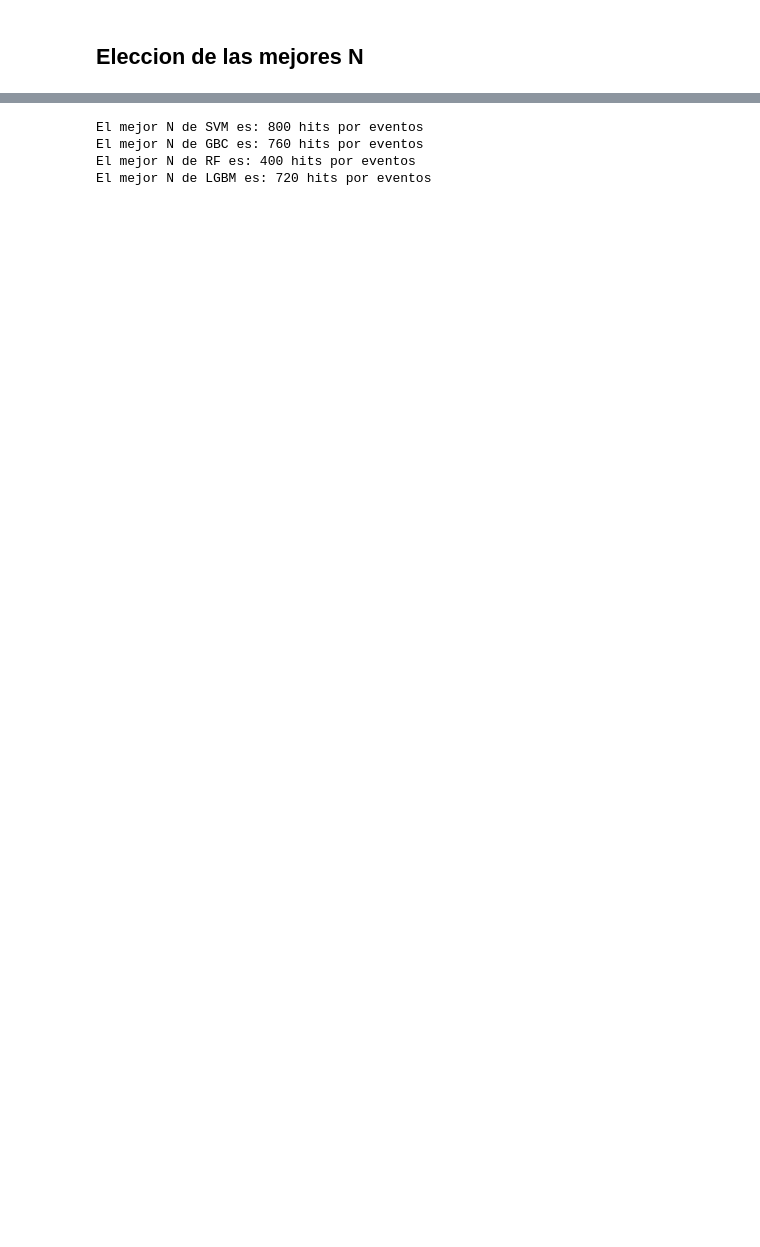
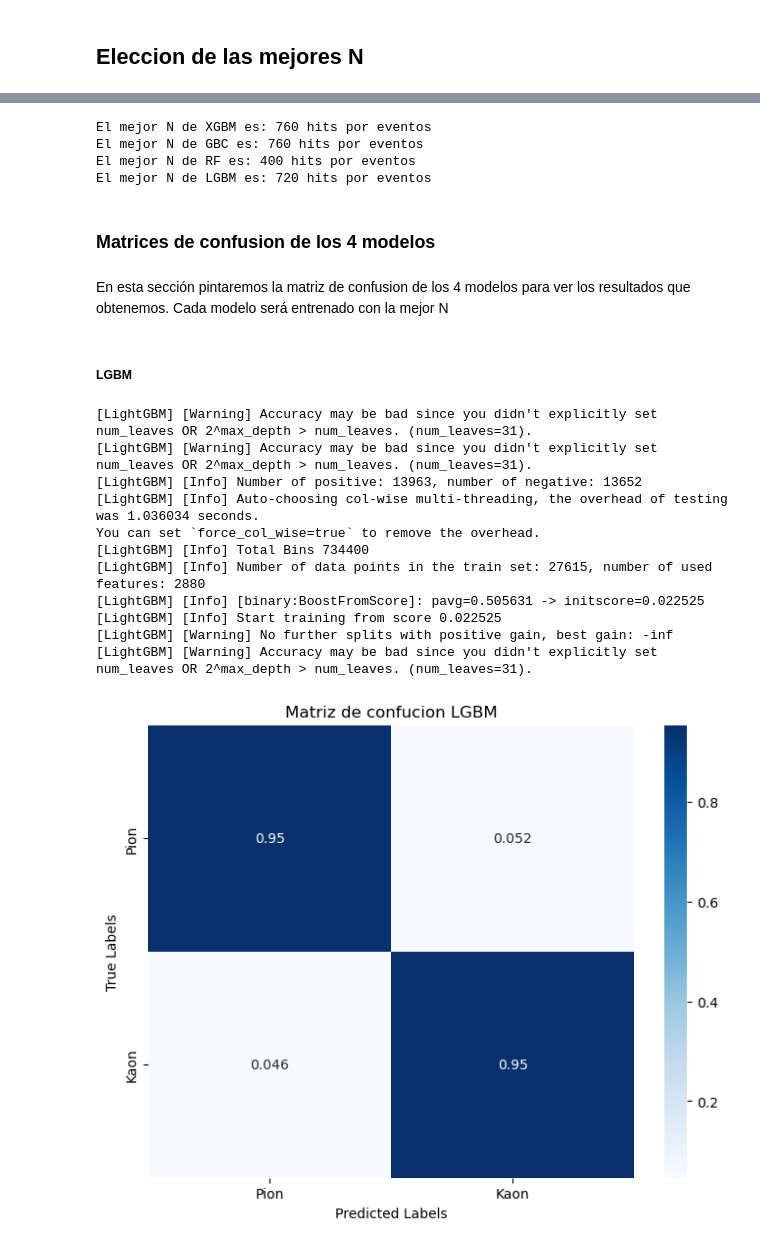
Before and after one commit to ruben-niwe/TFG, a Jupyter notebook: codigos/modelosML.ipynb, the cells around one changed output, grey strips where cells are left out. Drawn from its saved outputs; the diff is of its cells as text; code cells hidden in the pictures; blank space fills up the shorter version.

```diff
--- a/codigos/modelosML.ipynb
+++ b/codigos/modelosML.ipynb
@@ -103,3 +105,15 @@ Requirement already satisfied: scipy in c:\users\ruben.morillas\appdata\local\an
+# %%
+import matplotlib.pyplot as plt
+import seaborn as sns
+
+def plot_matriz_confusion_normalizada(conf_matrix, nombre_modelo, class_labels=['Pion', 'Kaon']):
+    matriz_conf_normalizada = conf_matrix.astype('float') / conf_matrix.sum(axis=1)[:, np.newaxis]
+    plt.figure(figsize=(8, 6))
+    sns.heatmap(matriz_conf_normalizada, annot=True, cmap="Blues", xticklabels=class_labels, yticklabels=class_labels)
+    plt.xlabel('Predicted Labels')
+    plt.ylabel('True Labels')
+    plt.title('Matriz de confucion '+ nombre_modelo)
+    plt.show()
 # %% [markdown]
 Hacemos un import de todos los modelos que vamos a usar
 # %%
@@ -566,18 +571,46 @@ def mejor_N(accuracy, recall, f1, roc, valores_N):
     return mejor_N
 # %%
 # calculamos los distintos N para los 4 modelos
-N_SVM = mejor_N(accuracy_SVM, recall_SVM, f1_SVM, roc_SVM, valores_N)
+N_XGB = mejor_N(accuracy_XGB, recall_XGB, f1_XGB, roc_XGB, valores_N)
 N_GBC = mejor_N(accuracy_GBC, recall_GBC, f1_GBC, roc_GBC, valores_N)
 N_RF = mejor_N(accuracy_RF, recall_RF, f1_RF, roc_RF, valores_N)
 N_LGBM = mejor_N(accuracy_LGBM, recall_LGBM, f1_LGBM, roc_LGBM, valores_N)
 
 
-print('El mejor N de SVM es:', N_SVM, 'hits por eventos')
+print('El mejor N de XGB es:', N_XGB, 'hits por eventos')
 print('El mejor N de GBC es:', N_GBC, 'hits por eventos')
 print('El mejor N de RF es:', N_RF, 'hits por eventos')
 print('El mejor N de LGBM es:', N_LGBM, 'hits por eventos')
 # %% [output]
-El mejor N de SVM es: 800 hits por eventos
+El mejor N de XGBM es: 760 hits por eventos
 El mejor N de GBC es: 760 hits por eventos
 El mejor N de RF es: 400 hits por eventos
 El mejor N de LGBM es: 720 hits por eventos
+# %% [markdown]
+### Matrices de confusion de los 4 modelos
+# %% [markdown]
+En esta sección pintaremos la matriz de confusion de los 4 modelos para ver los resultados que obtenemos. Cada modelo será entrenado con la mejor N
+# %% [markdown]
+##### LGBM
+# %%
+# Cargamos el modelo
+lgbm = LGBMClassifier(boosting_type='gbdt', max_depth=6, learning_rate=0.3, subsample=1, colsample_bytree=1, random_state=42)
+x_train, y_train = filtrado_datos(df_train, N_LGBM)
+x_valid, y_valid = filtrado_datos(df_valid, N_LGBM)
+lgbm.fit(x_train, y_train)
+y_predict = lgbm.predict(x_valid)
+matriz_lgbm = confusion_matrix(y_valid, y_predict)
+plot_matriz_confusion_normalizada(matriz_lgbm, nombre_modelo='LGBM')
+# %% [output]
+[LightGBM] [Warning] Accuracy may be bad since you didn't explicitly set num_leaves OR 2^max_depth > num_leaves. (num_leaves=31).
+[LightGBM] [Warning] Accuracy may be bad since you didn't explicitly set num_leaves OR 2^max_depth > num_leaves. (num_leaves=31).
+[LightGBM] [Info] Number of positive: 13963, number of negative: 13652
+[LightGBM] [Info] Auto-choosing col-wise multi-threading, the overhead of testing was 1.036034 seconds.
+You can set `force_col_wise=true` to remove the overhead.
+[LightGBM] [Info] Total Bins 734400
+[LightGBM] [Info] Number of data points in the train set: 27615, number of used features: 2880
+[LightGBM] [Info] [binary:BoostFromScore]: pavg=0.505631 -> initscore=0.022525
+[LightGBM] [Info] Start training from score 0.022525
+[LightGBM] [Warning] No further splits with positive gain, best gain: -inf
+[LightGBM] [Warning] Accuracy may be bad since you didn't explicitly set num_leaves OR 2^max_depth > num_leaves. (num_leaves=31).
+[figure, added]
```
Also changed, not shown: parts of 20 cells of this notebook, 2 other files.
